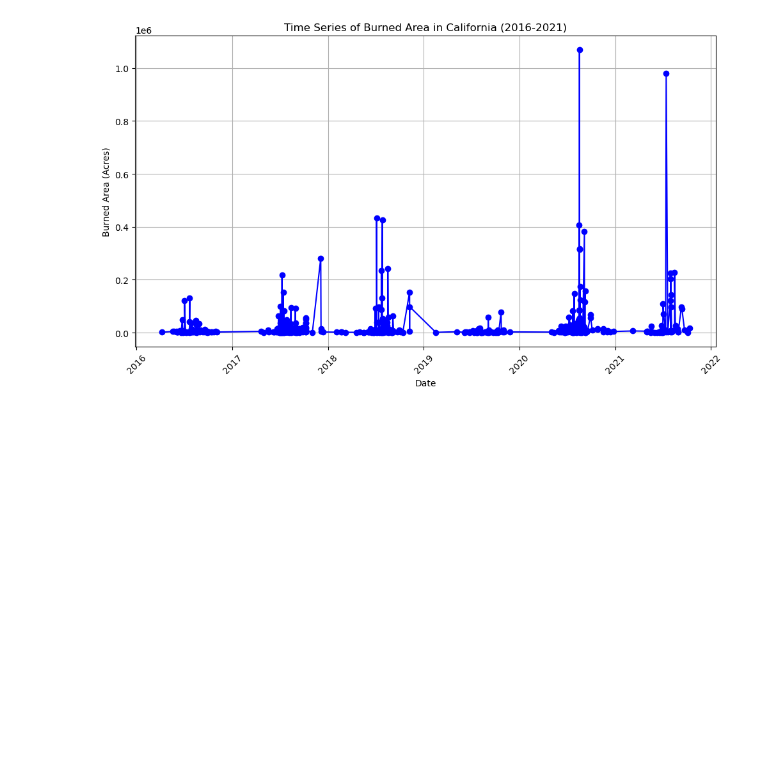
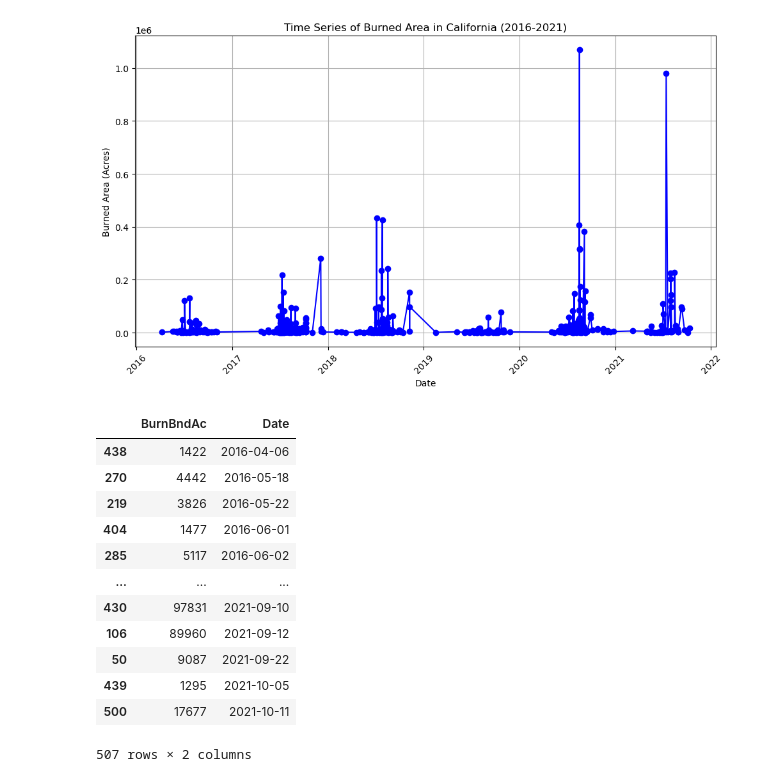
Before and after one commit to bikal3/geog313-final-project, a Jupyter notebook: mtbs_example.ipynb, the cells around one changed output. Saved outputs shown, nothing was run; the diff lists cells and outputs as text; code cells hidden in the pictures; blank space fills up the shorter version.

```diff
--- a/mtbs_example.ipynb
+++ b/mtbs_example.ipynb
@@ -59,3 +59,19 @@ else:
     print("No data available for the specified AOI and Ig_Date range.")
 # %% [output]
 [figure]
+# %%
+df
+# %% [output]
+|  | BurnBndAc | Date |
+| 438 | 1422 | 2016-04-06 |
+| 270 | 4442 | 2016-05-18 |
+| 219 | 3826 | 2016-05-22 |
+| 404 | 1477 | 2016-06-01 |
+| 285 | 5117 | 2016-06-02 |
+| ... | ... | ... |
+| 430 | 97831 | 2021-09-10 |
+| 106 | 89960 | 2021-09-12 |
+| 50 | 9087 | 2021-09-22 |
+| 439 | 1295 | 2021-10-05 |
+| 500 | 17677 | 2021-10-11 |
+507 rows × 2 columns
```
Also changed, not shown: parts of 6 cells of this notebook.
